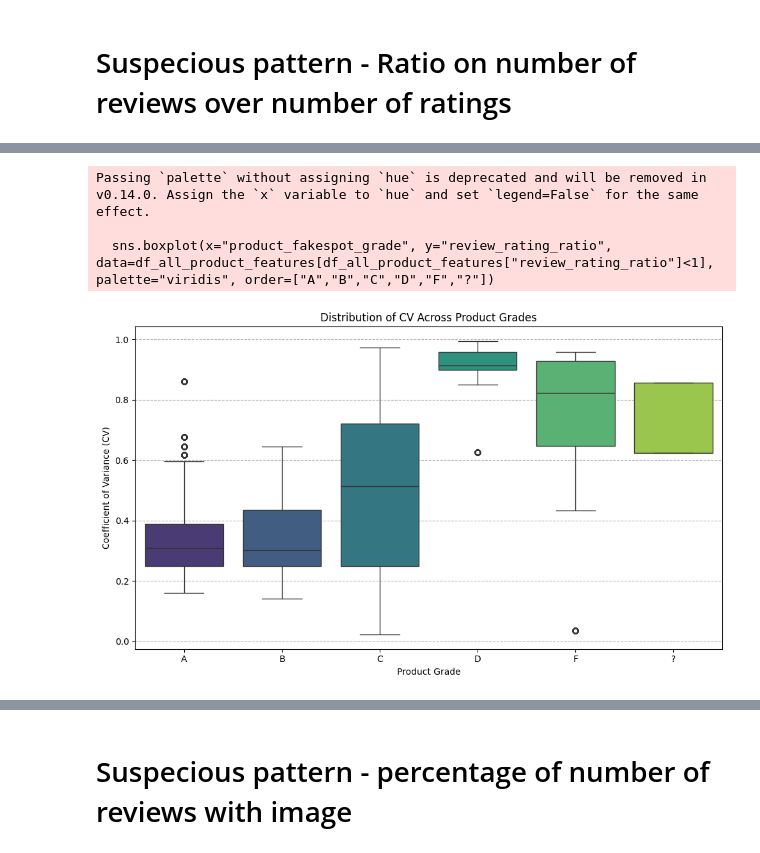
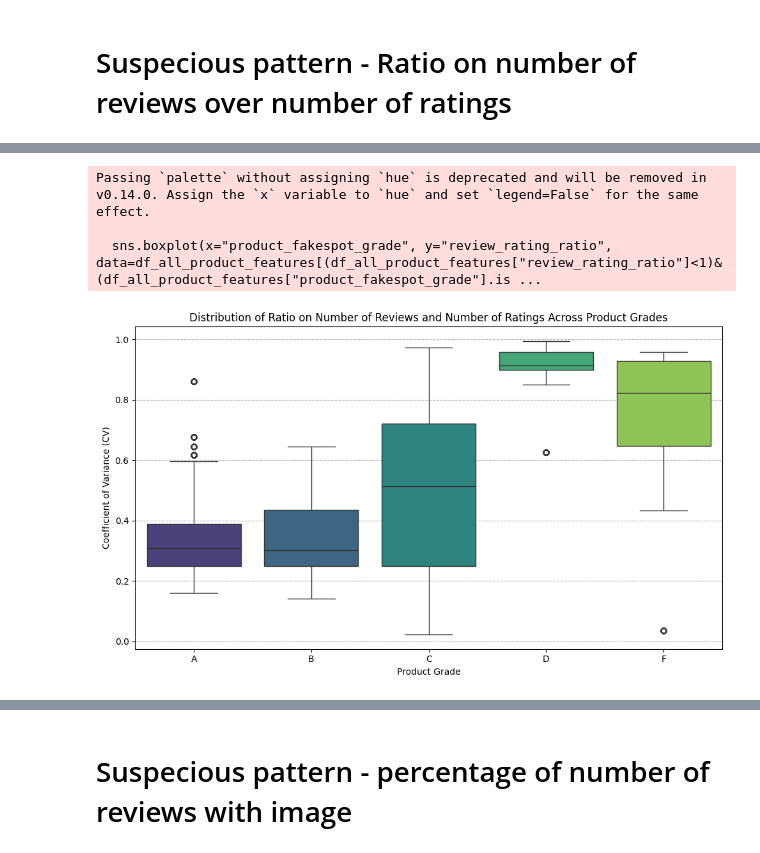
Before and after one commit to jingliuoft/fakespot_analyzer, a Jupyter notebook: Fakespot_analysis.ipynb, the cells around one changed output, grey strips where cells are left out. Drawn from its saved outputs; the diff is of its cells as text; code cells hidden in the pictures.

```diff
--- a/Fakespot_analysis.ipynb
+++ b/Fakespot_analysis.ipynb
@@ -852,6 +224,8 @@ for product_url, daily_count in product_review_dates.items():
     product_daily_count_stats[product_url]["mean"]=np.mean(list(daily_count.values()))
     product_daily_count_stats[product_url]["std"]=np.std(list(daily_count.values()))
     product_daily_count_stats[product_url]["cv"]=np.std(list(daily_count.values()))/np.mean(list(daily_count.values()))
+# %%
+grades = ["A","B","C","D","F"]
 # %%
 import pandas as pd
 df_daily_count_stats = pd.DataFrame(product_daily_count_stats).T
@@ -886,0 +256,2 @@ Dictionary successfully loaded.
+# %%
+df_all_product_features = load_pickle("cache/df_all_product_features")
@@ -964,17 +357,17 @@ Passing `palette` without assigning `hue` is deprecated and will be removed in v
 # %%
 import matplotlib.pyplot as plt
 import seaborn as sns
 
 plt.figure(figsize=(10, 6))
-sns.boxplot(x="product_fakespot_grade", y="review_rating_ratio", data=df_all_product_features[df_all_product_features["review_rating_ratio"]<1], palette="viridis", order=["A","B","C","D","F","?"])
+sns.boxplot(x="product_fakespot_grade", y="review_rating_ratio", data=df_all_product_features[(df_all_product_features["review_rating_ratio"]<1)&(df_all_product_features["product_fakespot_grade"].isin(grades))], palette="viridis", order=grades)
 plt.xlabel("Product Grade")
 plt.ylabel("Coefficient of Variance (CV)")
-plt.title("Distribution of CV Across Product Grades")
+plt.title("Distribution of Ratio on Number of Reviews and Number of Ratings Across Product Grades")
 plt.grid(axis='y', linestyle='--')
 plt.tight_layout()
 plt.show()
 # %% [output]
 Passing `palette` without assigning `hue` is deprecated and will be removed in v0.14.0. Assign the `x` variable to `hue` and set `legend=False` for the same effect.
 
-  sns.boxplot(x="product_fakespot_grade", y="review_rating_ratio", data=df_all_product_features[df_all_product_features["review_rating_ratio"]<1], palette="viridis", order=["A","B","C","D","F","?"])
+  sns.boxplot(x="product_fakespot_grade", y="review_rating_ratio", data=df_all_product_features[(df_all_product_features["review_rating_ratio"]<1)&(df_all_product_features["product_fakespot_grade"].is ...
-[figure, old version]
+[figure, new version]
```
Also changed, not shown: parts of 112 cells of this notebook, 5 other files.
